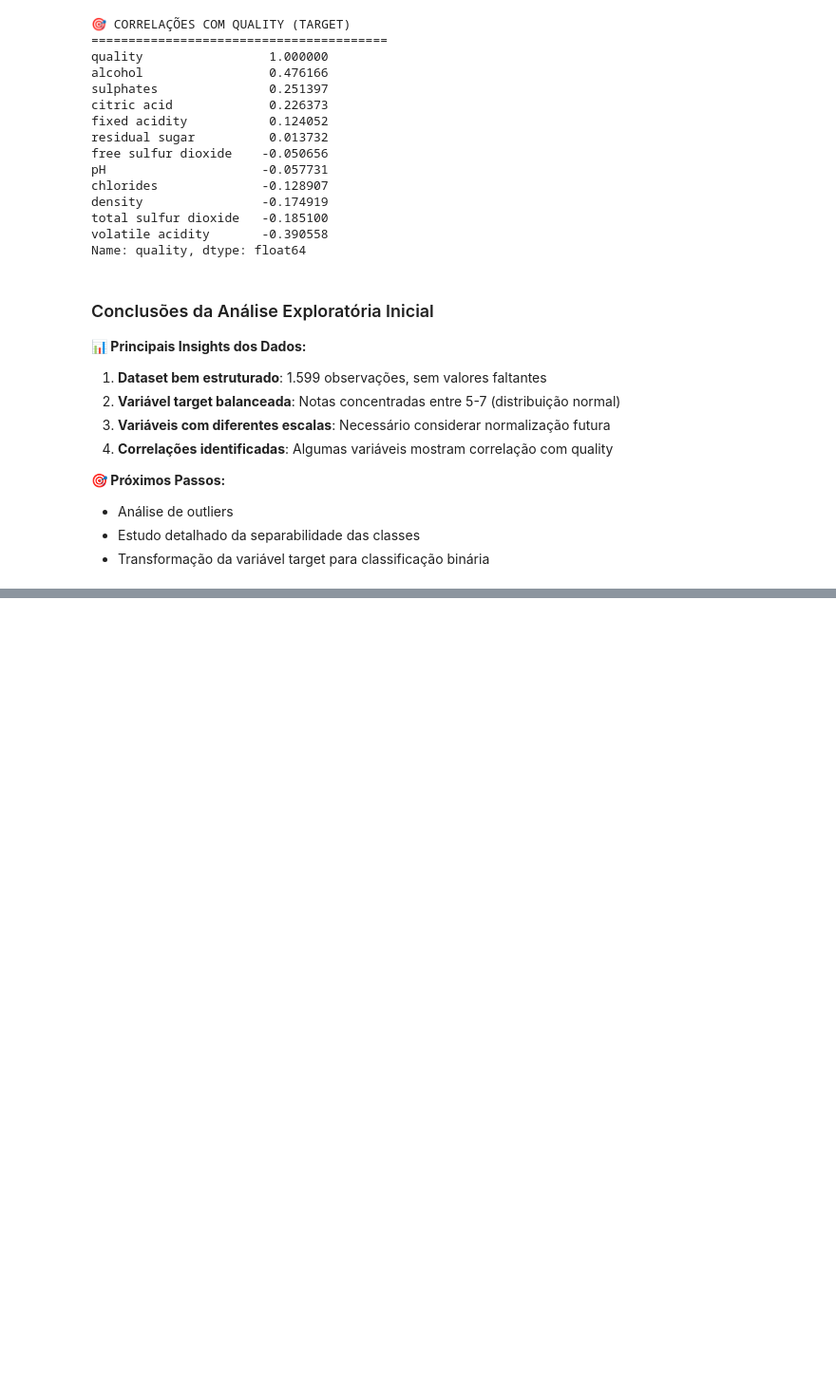
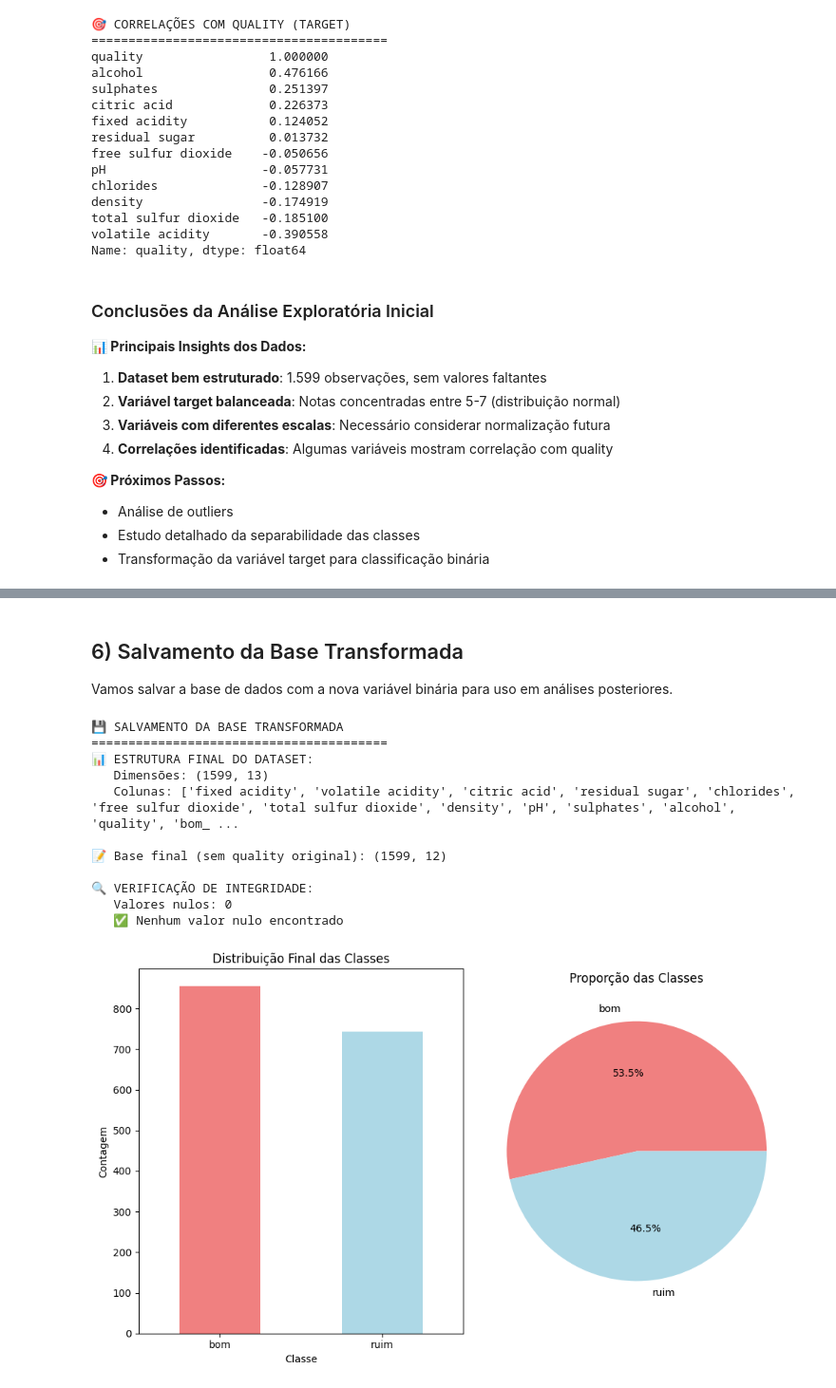
Before and after one commit to Guilherme0202PM/wine-data-science-case, a Jupyter notebook: Case_vinhos.ipynb, the cells around one changed output, grey strips where cells are left out. Shown at 95% size. Saved outputs shown, nothing was run; the diff lists cells and outputs as text; code cells hidden in the pictures; blank space fills up the shorter version.

```diff
--- a/Case_vinhos.ipynb
+++ b/Case_vinhos.ipynb
@@ -427,0 +775,55 @@ Name: quality, dtype: float64
+# %% [markdown]
+## 6) Salvamento da Base Transformada
+
+Vamos salvar a base de dados com a nova variável binária para uso em análises posteriores.
+# %%
+# Preparação da base para salvamento
+print("💾 SALVAMENTO DA BASE TRANSFORMADA")
+print("="*40)
+
+# Verificar estrutura final
+print(f"📊 ESTRUTURA FINAL DO DATASET:")
+print(f"   Dimensões: {df.shape}")
+print(f"   Colunas: {list(df.columns)}")
+
+# Remover a variável quality original (mantendo apenas a binária)
+df_final = df.drop(columns=['quality'])
+print(f"\n📝 Base final (sem quality original): {df_final.shape}")
+
+# Verificar se não há valores nulos
+print(f"\n🔍 VERIFICAÇÃO DE INTEGRIDADE:")
+null_counts = df_final.isnull().sum()
+print(f"   Valores nulos: {null_counts.sum()}")
+if null_counts.sum() == 0:
+    print("   ✅ Nenhum valor nulo encontrado")
+
+# Visualização final da distribuição das classes
+plt.figure(figsize=(10, 6))
+
+plt.subplot(1, 2, 1)
+df_final['bom_ou_ruim'].value_counts().plot(kind='bar', color=['lightcoral', 'lightblue'])
+plt.title('Distribuição Final das Classes')
+plt.xlabel('Classe')
+plt.ylabel('Contagem')
+plt.xticks(rotation=0)
+
+plt.subplot(1, 2, 2)
+df_final['bom_ou_ruim'].value_counts().plot(kind='pie', autopct='%1.1f%%', colors=['lightcoral', 'lightblue'])
+plt.title('Proporção das Classes')
+plt.ylabel('')
+
+plt.tight_layout()
+plt.show()
+# %% [output]
+💾 SALVAMENTO DA BASE TRANSFORMADA
+========================================
+📊 ESTRUTURA FINAL DO DATASET:
+   Dimensões: (1599, 13)
+   Colunas: ['fixed acidity', 'volatile acidity', 'citric acid', 'residual sugar', 'chlorides', 'free sulfur dioxide', 'total sulfur dioxide', 'density', 'pH', 'sulphates', 'alcohol', 'quality', 'bom_ ...
+
+📝 Base final (sem quality original): (1599, 12)
+
+🔍 VERIFICAÇÃO DE INTEGRIDADE:
+   Valores nulos: 0
+   ✅ Nenhum valor nulo encontrado
+[figure, added]
```
Also changed, not shown: parts of 15 cells of this notebook.
